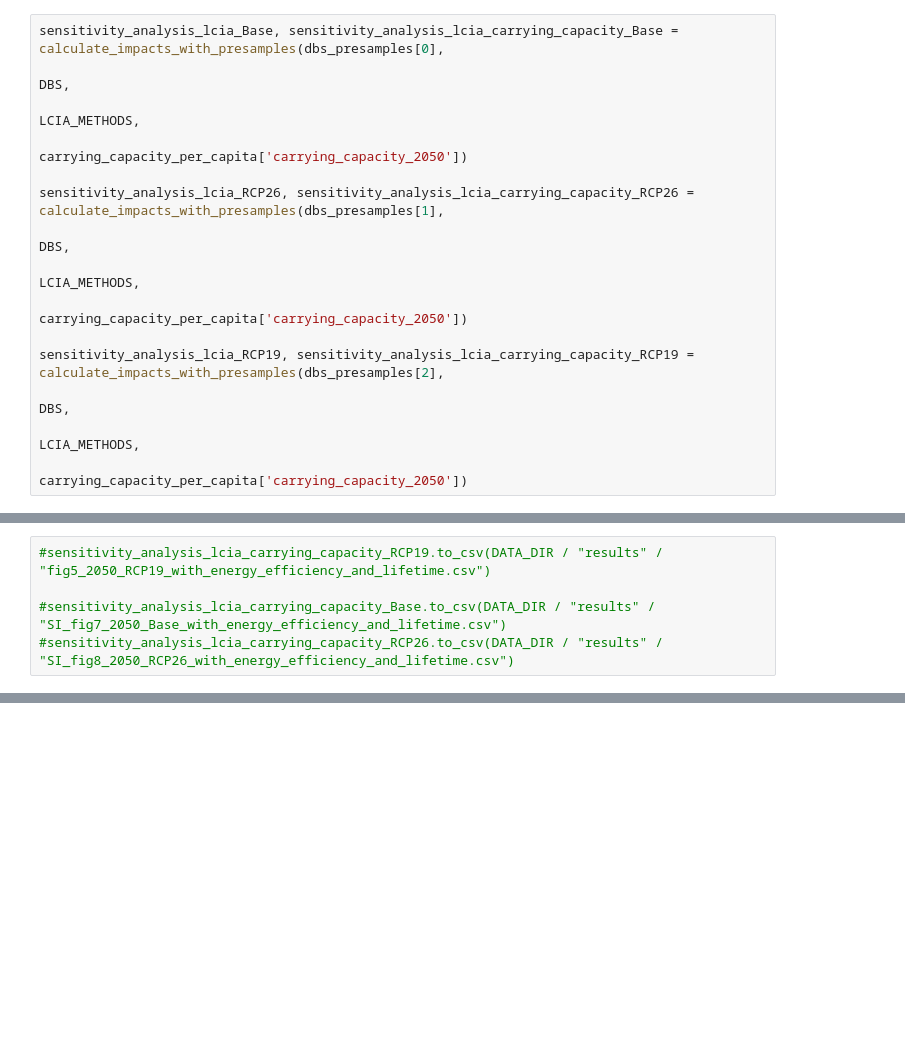
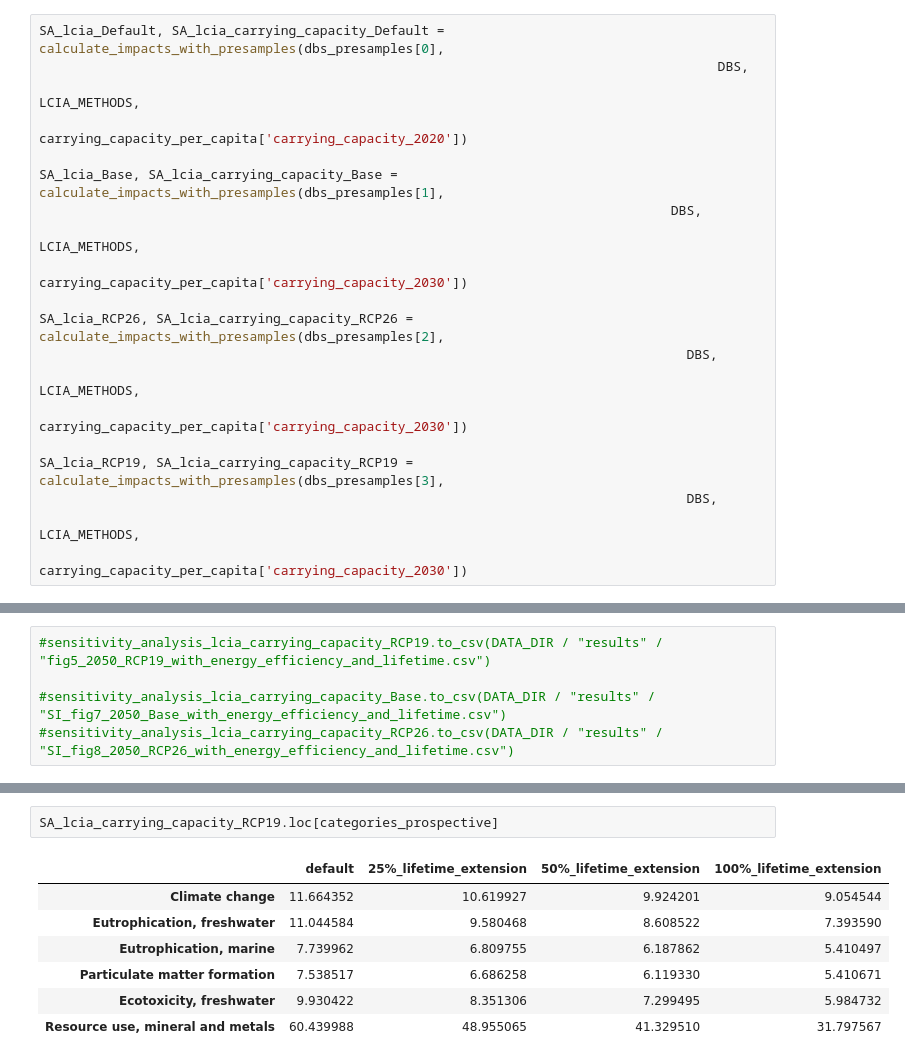
Before and after one commit to robyistrate/internet-environmental-footprint, a Jupyter notebook: notebooks/02_LCA_results_analysis.ipynb, the cells around one changed output, grey strips where cells are left out. Drawn from its saved outputs; the diff is of its cells as text; blank space fills up the shorter version.

```diff
--- a/notebooks/02_LCA_results_analysis.ipynb
+++ b/notebooks/02_LCA_results_analysis.ipynb
@@ -1287,16 +1110,21 @@ dbs_presamples = [('Ecoinvent Base 2050', 'Digital content Base 2050'),
 # %%
-sensitivity_analysis_lcia_Base, sensitivity_analysis_lcia_carrying_capacity_Base = calculate_impacts_with_presamples(dbs_presamples[0],
-                                                                                                                     DBS,
-                                                                                                                     LCIA_METHODS,
-                                                                                                                     carrying_capacity_per_capita['carrying_capacity_2050'])
+SA_lcia_Default, SA_lcia_carrying_capacity_Default = calculate_impacts_with_presamples(dbs_presamples[0],
+                                                                                       DBS,
+                                                                                       LCIA_METHODS,
+                                                                                       carrying_capacity_per_capita['carrying_capacity_2020'])
 
-sensitivity_analysis_lcia_RCP26, sensitivity_analysis_lcia_carrying_capacity_RCP26 = calculate_impacts_with_presamples(dbs_presamples[1],
-                                                                                                                       DBS,
-                                                                                                                       LCIA_METHODS,
-                                                                                                                       carrying_capacity_per_capita['carrying_capacity_2050'])
+SA_lcia_Base, SA_lcia_carrying_capacity_Base = calculate_impacts_with_presamples(dbs_presamples[1],
+                                                                                 DBS,
+                                                                                 LCIA_METHODS,
+                                                                                 carrying_capacity_per_capita['carrying_capacity_2030'])
 
-sensitivity_analysis_lcia_RCP19, sensitivity_analysis_lcia_carrying_capacity_RCP19 = calculate_impacts_with_presamples(dbs_presamples[2],
-                                                                                                                       DBS,
-                                                                                                                       LCIA_METHODS,
-                                                                                                                       carrying_capacity_per_capita['carrying_capacity_2050'])
+SA_lcia_RCP26, SA_lcia_carrying_capacity_RCP26 = calculate_impacts_with_presamples(dbs_presamples[2],
+                                                                                   DBS,
+                                                                                   LCIA_METHODS,
+                                                                                   carrying_capacity_per_capita['carrying_capacity_2030'])
+
+SA_lcia_RCP19, SA_lcia_carrying_capacity_RCP19 = calculate_impacts_with_presamples(dbs_presamples[3],
+                                                                                   DBS,
+                                                                                   LCIA_METHODS,
+                                                                                   carrying_capacity_per_capita['carrying_capacity_2030'])
 # %% [output]
@@ -1415,0 +1211,10 @@ fig, axs = presamples_results_fig(sensitivity_analysis_lcia_carrying_capacity_Ba
+# %%
+SA_lcia_carrying_capacity_RCP19.loc[categories_prospective]
+# %% [output]
+|  | default | 25%_lifetime_extension | 50%_lifetime_extension | 100%_lifetime_extension |
+| Climate change | 11.664352 | 10.619927 | 9.924201 | 9.054544 |
+| Eutrophication, freshwater | 11.044584 | 9.580468 | 8.608522 | 7.393590 |
+| Eutrophication, marine | 7.739962 | 6.809755 | 6.187862 | 5.410497 |
+| Particulate matter formation | 7.538517 | 6.686258 | 6.119330 | 5.410671 |
+| Ecotoxicity, freshwater | 9.930422 | 8.351306 | 7.299495 | 5.984732 |
+| Resource use, mineral and metals | 60.439988 | 48.955065 | 41.329510 | 31.797567 |
```
Also changed, not shown: parts of 47 cells of this notebook, 4 other files.
